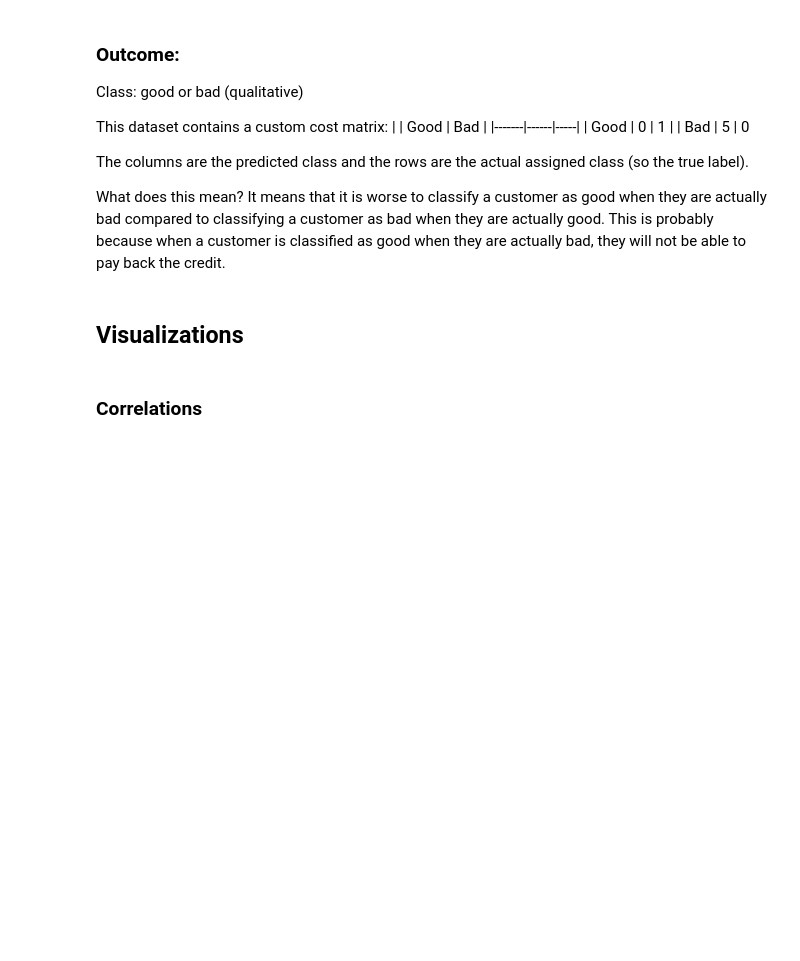
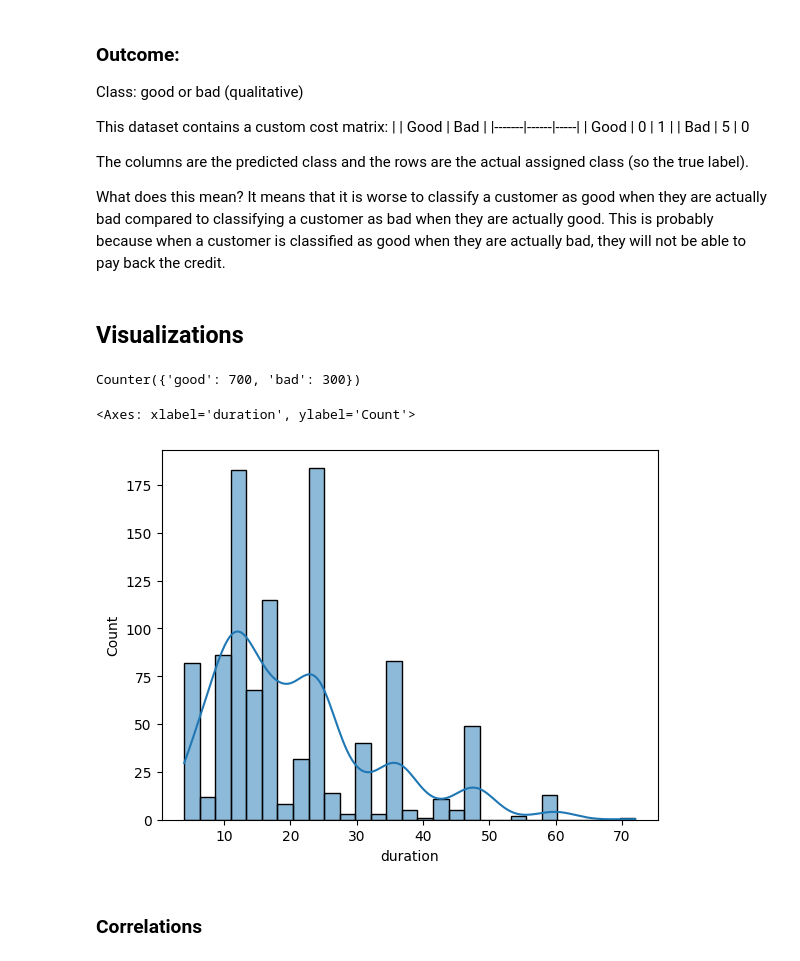
Before and after one commit to MaxPersoon/XAI-Project, a Jupyter notebook: EDA notebook ME.ipynb, the cells around one changed output. Cells and saved outputs as stored; diff of their text form; code cells hidden in the pictures; blank space fills up the shorter version.

```diff
--- a/EDA notebook ME.ipynb
+++ b/EDA notebook ME.ipynb
@@ -165,6 +165,18 @@ What does this mean? It means that it is worse to classify a customer as good wh
 This is probably because when a customer is classified as good when they are actually bad, they will not be able to pay back the credit.
 # %% [markdown]
 ## Visualizations
+# %%
+Counter(df_data['class'])
+# %% [output]
+Counter({'good': 700, 'bad': 300})
+# %%
+from collections import Counter
+#Counter(df_data["duration"])
+
+sns.histplot(df_data["duration"], kde=True)
+# %% [output]
+<Axes: xlabel='duration', ylabel='Count'>
+[figure, added]
 # %% [markdown]
 ### Correlations
 # %%
```
Also changed, not shown: 1 other file.
